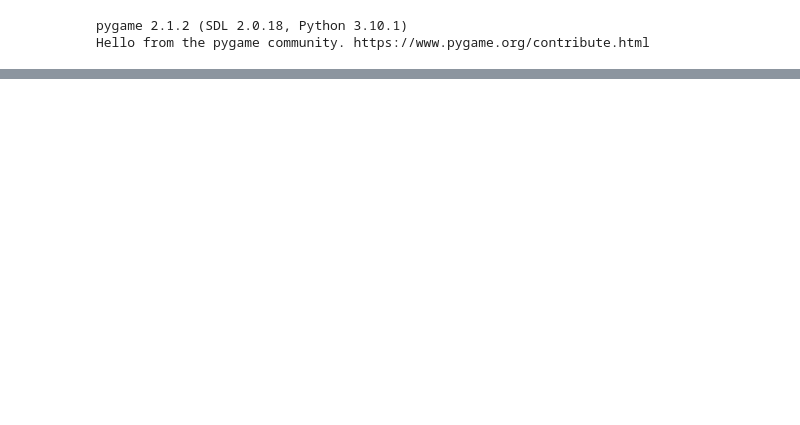
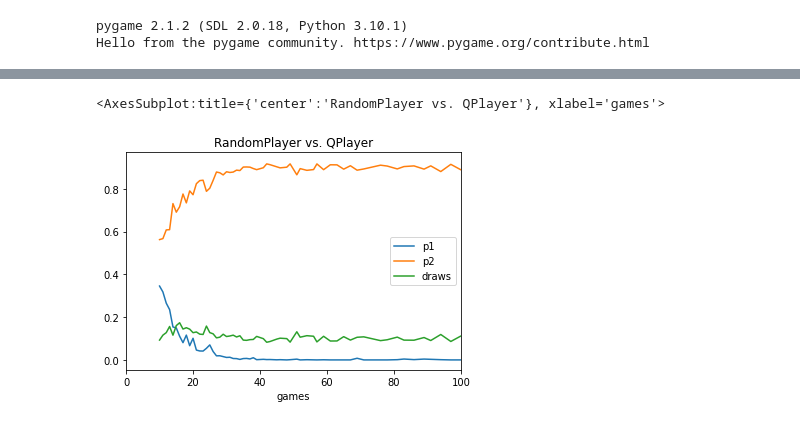
Before and after one commit to hoverslam/tic-tac-toe, a Jupyter notebook: experiments/experiments.ipynb, the cells around one changed output, grey strips where cells are left out. Cells and saved outputs as stored; diff of their text form; code cells hidden in the pictures; blank space fills up the shorter version.

```diff
--- a/experiments/experiments.ipynb
+++ b/experiments/experiments.ipynb
@@ -64,3 +104,8 @@ rq[["p1", "p2", "draws"]].plot(title="RandomPlayer vs. QPlayer")
+# %%
+rq[["p1", "p2", "draws"]].plot(title="RandomPlayer vs. QPlayer", xlim=(0, 100))
+# %% [output]
+<AxesSubplot:title={'center':'RandomPlayer vs. QPlayer'}, xlabel='games'>
+[figure, added]
 # %%
 # Plots for QPlayer vs. QPlayer
 qq = pd.DataFrame(np.concatenate(results[3]), columns=["games", "p1", "p2", "draws"])
```
Also changed, not shown: parts of 10 cells of this notebook, 2 other files.
